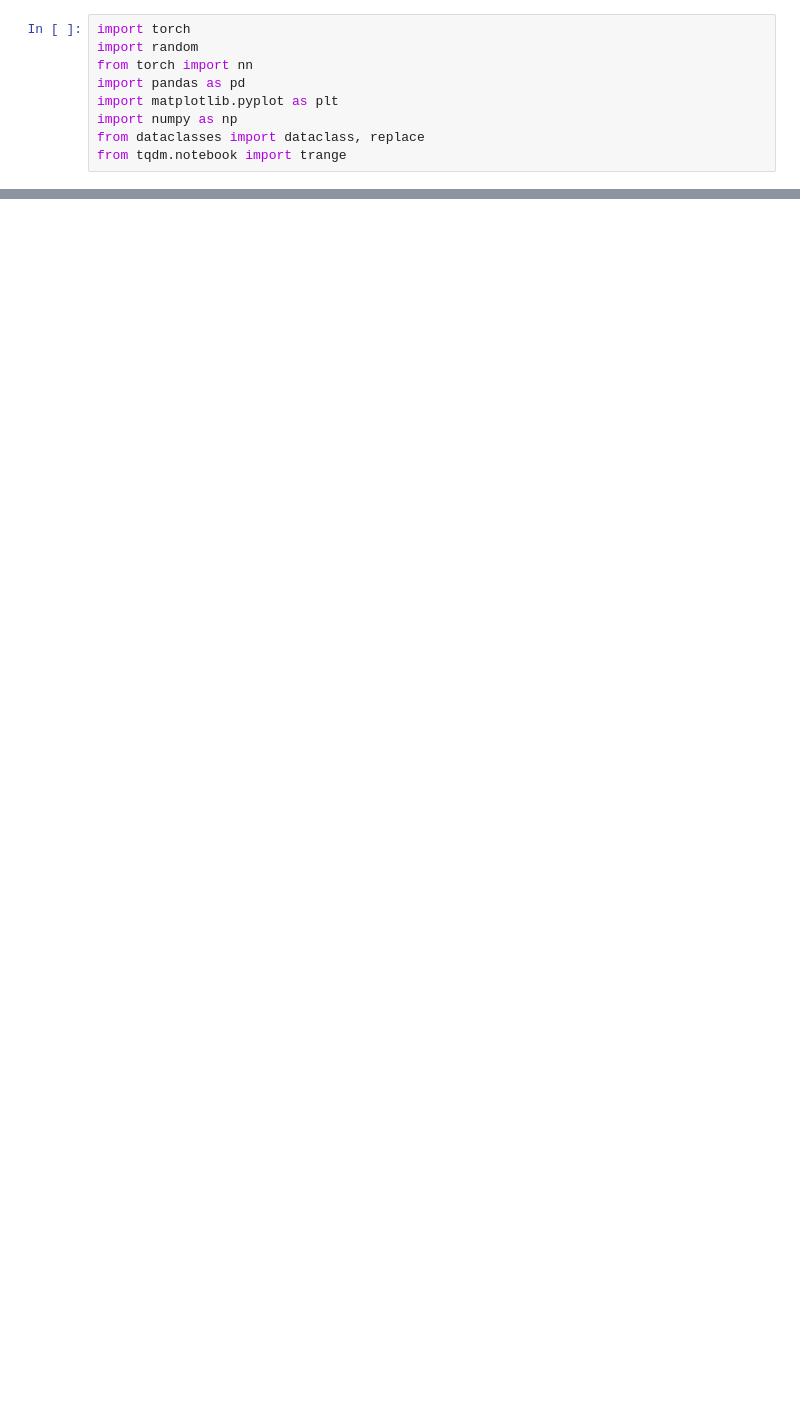
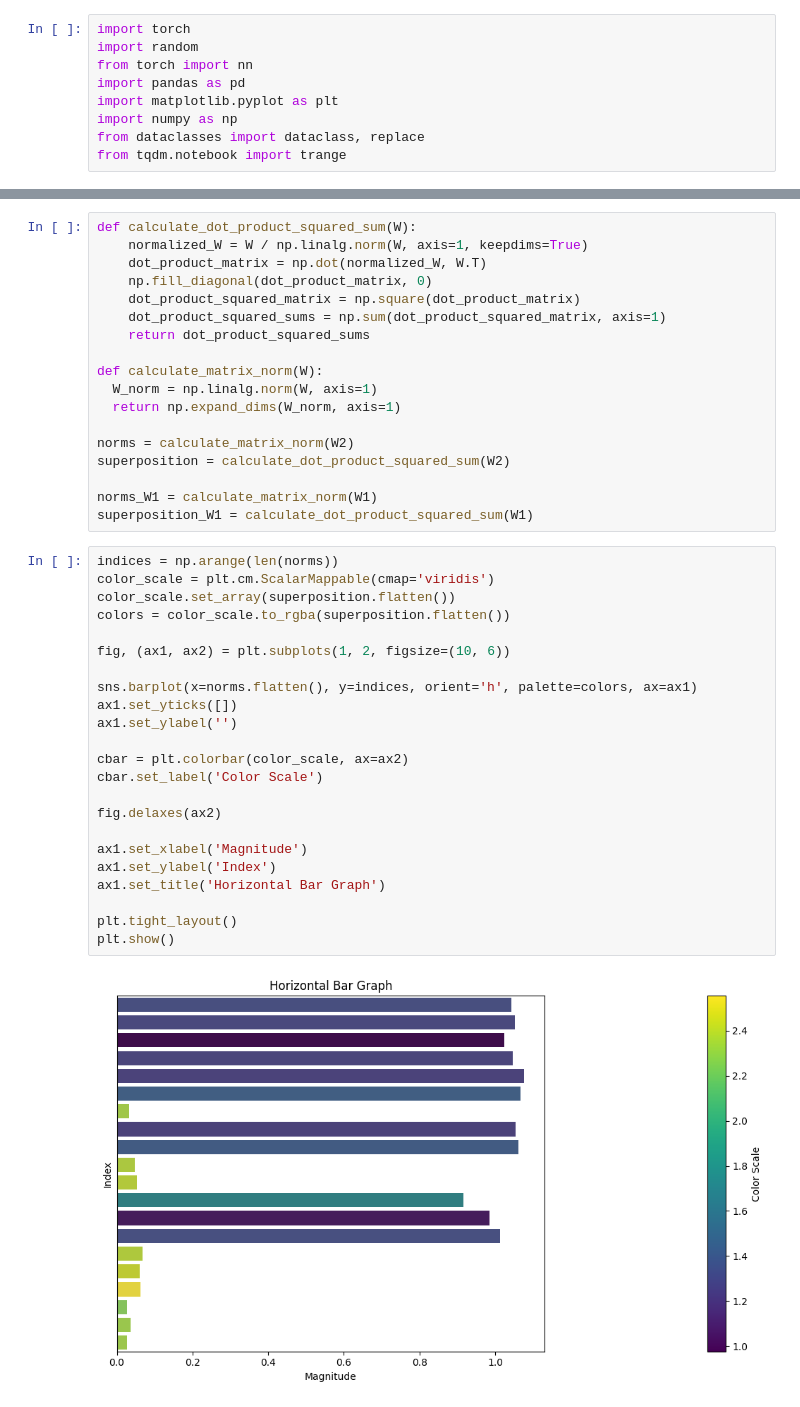
Before and after one commit to Evan-eng/anthropic_superposition_experiment_recreation, a Jupyter notebook: demonstrating_superposition.ipynb, the cells around one changed output, grey strips where cells are left out. Cells and saved outputs as stored; diff of their text form; blank space fills up the shorter version.

```diff
--- a/demonstrating_superposition.ipynb
+++ b/demonstrating_superposition.ipynb
@@ -157,0 +147,43 @@ plt.show()
+# %%
+def calculate_dot_product_squared_sum(W):
+    normalized_W = W / np.linalg.norm(W, axis=1, keepdims=True)
+    dot_product_matrix = np.dot(normalized_W, W.T)
+    np.fill_diagonal(dot_product_matrix, 0)
+    dot_product_squared_matrix = np.square(dot_product_matrix)
+    dot_product_squared_sums = np.sum(dot_product_squared_matrix, axis=1)
+    return dot_product_squared_sums
+
+def calculate_matrix_norm(W):
+  W_norm = np.linalg.norm(W, axis=1)
+  return np.expand_dims(W_norm, axis=1)
+
+norms = calculate_matrix_norm(W2)
+superposition = calculate_dot_product_squared_sum(W2)
+
+norms_W1 = calculate_matrix_norm(W1)
+superposition_W1 = calculate_dot_product_squared_sum(W1)
+# %%
+indices = np.arange(len(norms))
+color_scale = plt.cm.ScalarMappable(cmap='viridis')
+color_scale.set_array(superposition.flatten())
+colors = color_scale.to_rgba(superposition.flatten())
+
+fig, (ax1, ax2) = plt.subplots(1, 2, figsize=(10, 6))
+
+sns.barplot(x=norms.flatten(), y=indices, orient='h', palette=colors, ax=ax1)
+ax1.set_yticks([])
+ax1.set_ylabel('')
+
+cbar = plt.colorbar(color_scale, ax=ax2)
+cbar.set_label('Color Scale')
+
+fig.delaxes(ax2)
+
+ax1.set_xlabel('Magnitude')
+ax1.set_ylabel('Index')
+ax1.set_title('Horizontal Bar Graph')
+
+plt.tight_layout()
+plt.show()
+# %% [output]
+[figure, added]
```
Also changed, not shown: parts of 6 cells of this notebook.
